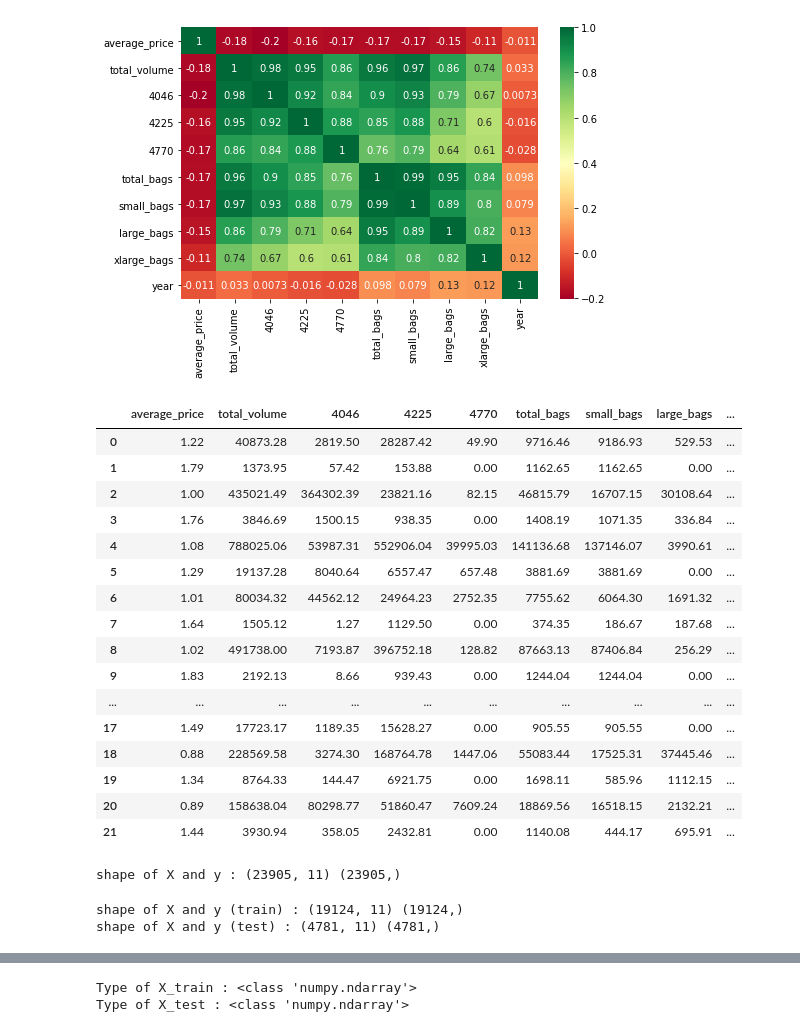
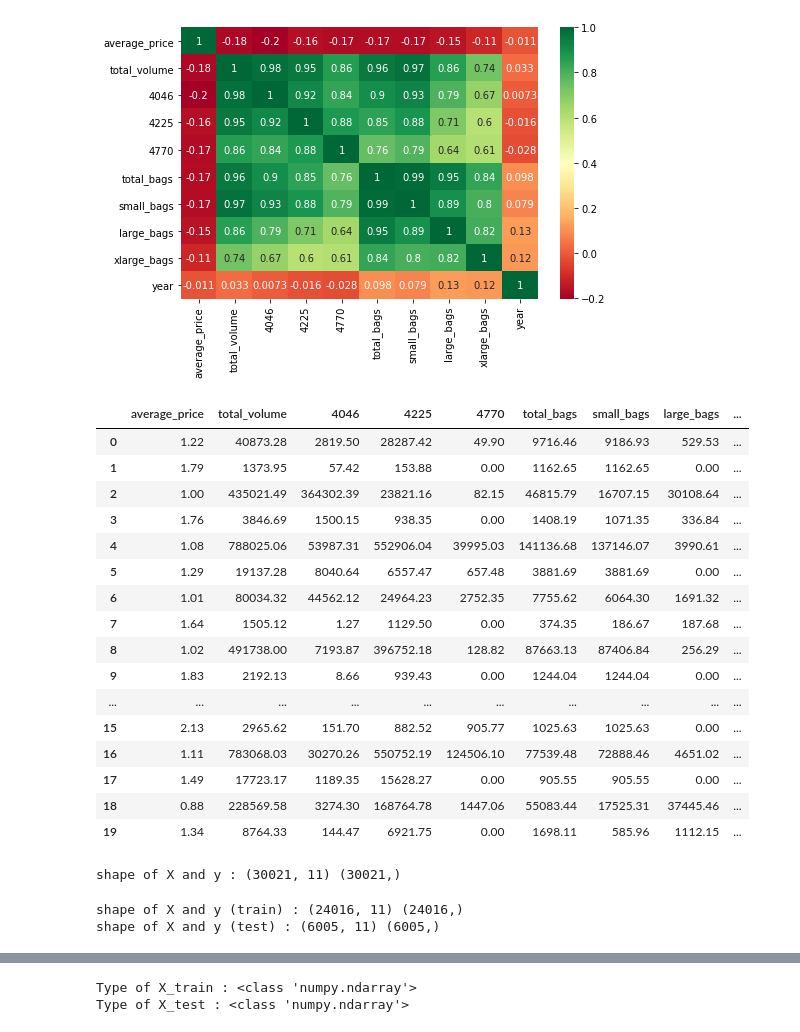
Before and after one commit to peytonmford/data_project, a Jupyter notebook: predicting_avocado_prices.ipynb, the cells around one changed output, grey strips where cells are left out. Drawn from its saved outputs; the diff is of its cells as text; code cells hidden in the pictures.

```diff
--- a/predicting_avocado_prices.ipynb
+++ b/predicting_avocado_prices.ipynb
@@ -158,36 +206,36 @@ plt.show()
 # %% [output]
 [figure]
 # %%
-# Drop the geography columns that will create more noise in the training model.
-df.drop(df.loc[df['geography']== 'California'].index, inplace=True)
-df.drop(df.loc[df['geography']== 'Great Lakes'].index, inplace=True)
-df.drop(df.loc[df['geography']== 'Northeast'].index, inplace=True)
-df.drop(df.loc[df['geography']== 'South Central'].index, inplace=True)
-df.drop(df.loc[df['geography']== 'Plains'].index, inplace=True)
-df.drop(df.loc[df['geography']== 'Northern New England'].index, inplace=True)
-df.drop(df.loc[df['geography']== 'Total U.S.'].index, inplace=True)
-df.drop(df.loc[df['geography']== 'West'].index, inplace=True)
-df.drop(df.loc[df['geography']== 'Great Lakes'].index, inplace=True)
-df.drop(df.loc[df['geography']== 'Southeast'].index, inplace=True)
-df.drop(df.loc[df['geography']== 'Houston'].index, inplace=True)
-df.drop(df.loc[df['geography']== 'Tampa'].index, inplace=True)
-df.drop(df.loc[df['geography']== 'Las Vegas'].index, inplace=True)
+# Drop the geography columns that summarize the data already found in the cities...
+#df.drop(df.loc[df['geography']== 'California'].index, inplace=True)
+#df.drop(df.loc[df['geography']== 'Great Lakes'].index, inplace=True)
+#df.drop(df.loc[df['geography']== 'Northeast'].index, inplace=True)
+#df.drop(df.loc[df['geography']== 'South Central'].index, inplace=True)
+#df.drop(df.loc[df['geography']== 'Plains'].index, inplace=True)
+#df.drop(df.loc[df['geography']== 'Northern New England'].index, inplace=True)
+#df.drop(df.loc[df['geography']== 'Total U.S.'].index, inplace=True)
+#df.drop(df.loc[df['geography']== 'West'].index, inplace=True)
+#df.drop(df.loc[df['geography']== 'Great Lakes'].index, inplace=True)
+#df.drop(df.loc[df['geography']== 'Southeast'].index, inplace=True)
+#df.drop(df.loc[df['geography']== 'Houston'].index, inplace=True)
+#df.drop(df.loc[df['geography']== 'Tampa'].index, inplace=True)
+#df.drop(df.loc[df['geography']== 'Las Vegas'].index, inplace=True)
 df.head(20)
 # %% [output]
 |  | average_price | total_volume | 4046 | 4225 | 4770 | total_bags | small_bags | large_bags | ... |
 | 0 | 1.22 | 40873.28 | 2819.50 | 28287.42 | 49.90 | 9716.46 | 9186.93 | 529.53 | ... |
 | 1 | 1.79 | 1373.95 | 57.42 | 153.88 | 0.00 | 1162.65 | 1162.65 | 0.00 | ... |
 | 2 | 1.00 | 435021.49 | 364302.39 | 23821.16 | 82.15 | 46815.79 | 16707.15 | 30108.64 | ... |
 | 3 | 1.76 | 3846.69 | 1500.15 | 938.35 | 0.00 | 1408.19 | 1071.35 | 336.84 | ... |
 | 4 | 1.08 | 788025.06 | 53987.31 | 552906.04 | 39995.03 | 141136.68 | 137146.07 | 3990.61 | ... |
 | 5 | 1.29 | 19137.28 | 8040.64 | 6557.47 | 657.48 | 3881.69 | 3881.69 | 0.00 | ... |
 | 6 | 1.01 | 80034.32 | 44562.12 | 24964.23 | 2752.35 | 7755.62 | 6064.30 | 1691.32 | ... |
 | 7 | 1.64 | 1505.12 | 1.27 | 1129.50 | 0.00 | 374.35 | 186.67 | 187.68 | ... |
 | 8 | 1.02 | 491738.00 | 7193.87 | 396752.18 | 128.82 | 87663.13 | 87406.84 | 256.29 | ... |
 | 9 | 1.83 | 2192.13 | 8.66 | 939.43 | 0.00 | 1244.04 | 1244.04 | 0.00 | ... |
 | ... | ... | ... | ... | ... | ... | ... | ... | ... | ... |
+| 15 | 2.13 | 2965.62 | 151.70 | 882.52 | 905.77 | 1025.63 | 1025.63 | 0.00 | ... |
+| 16 | 1.11 | 783068.03 | 30270.26 | 550752.19 | 124506.10 | 77539.48 | 72888.46 | 4651.02 | ... |
 | 17 | 1.49 | 17723.17 | 1189.35 | 15628.27 | 0.00 | 905.55 | 905.55 | 0.00 | ... |
 | 18 | 0.88 | 228569.58 | 3274.30 | 168764.78 | 1447.06 | 55083.44 | 17525.31 | 37445.46 | ... |
 | 19 | 1.34 | 8764.33 | 144.47 | 6921.75 | 0.00 | 1698.11 | 585.96 | 1112.15 | ... |
-| 20 | 0.89 | 158638.04 | 80298.77 | 51860.47 | 7609.24 | 18869.56 | 16518.15 | 2132.21 | ... |
-| 21 | 1.44 | 3930.94 | 358.05 | 2432.81 | 0.00 | 1140.08 | 444.17 | 695.91 | ... |
@@ -204,15 +249,15 @@ y=df['geography']
 # print the shape of an 80/20 train test split over the dataset
 print('shape of X and y :',X.shape,y.shape)
 # %% [output]
-shape of X and y : (23905, 11) (23905,)
+shape of X and y : (30021, 11) (30021,)
 # %%
 X_train,X_test,y_train,y_test=train_test_split(X,y,test_size=0.2,random_state=0)
 # %%
 print('shape of X and y (train) :',X_train.shape,y_train.shape)
 print('shape of X and y (test) :',X_test.shape,y_test.shape)
 # %% [output]
-shape of X and y (train) : (19124, 11) (19124,)
-shape of X and y (test) : (4781, 11) (4781,)
+shape of X and y (train) : (24016, 11) (24016,)
+shape of X and y (test) : (6005, 11) (6005,)
 # %%
 #Encode the catagorical columns for use in the ml model
 le = LabelEncoder()
```
Also changed, not shown: parts of 17 cells of this notebook, 1 other file.
